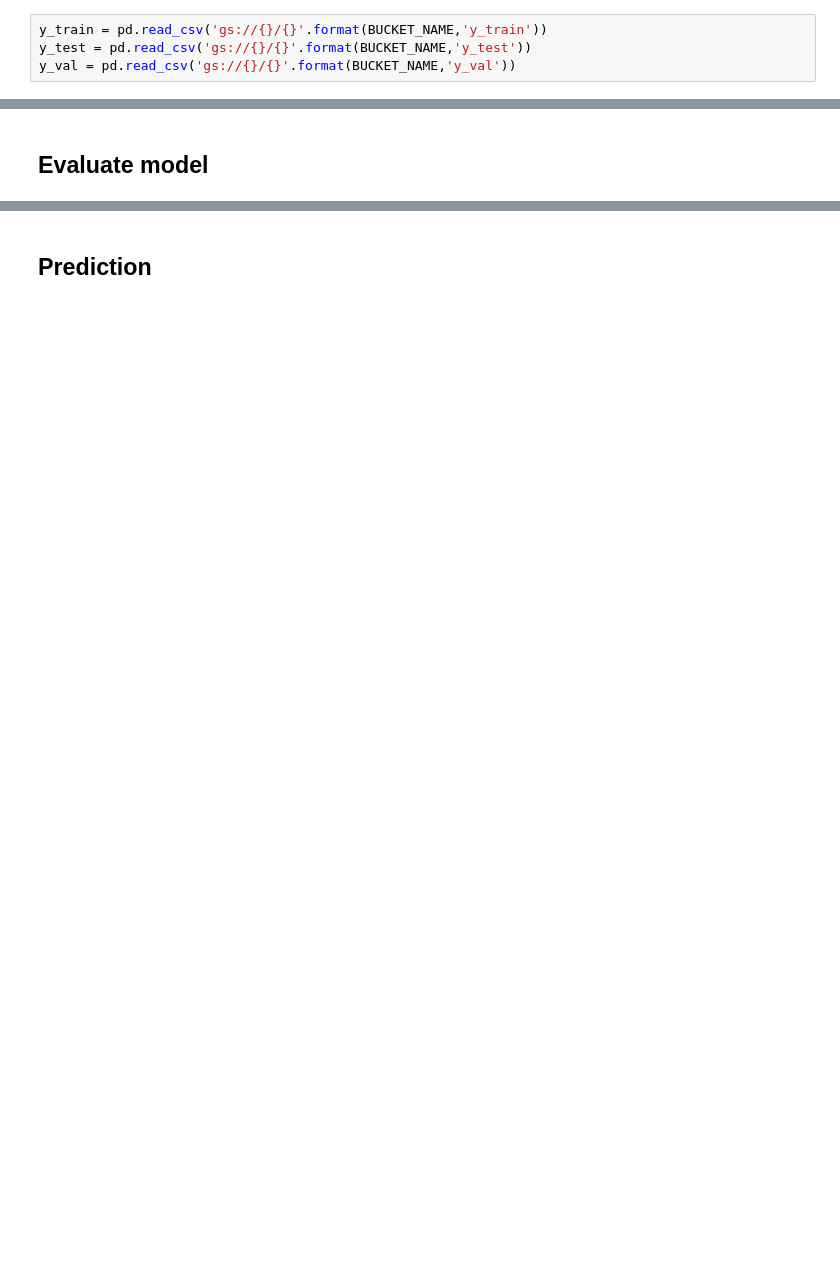
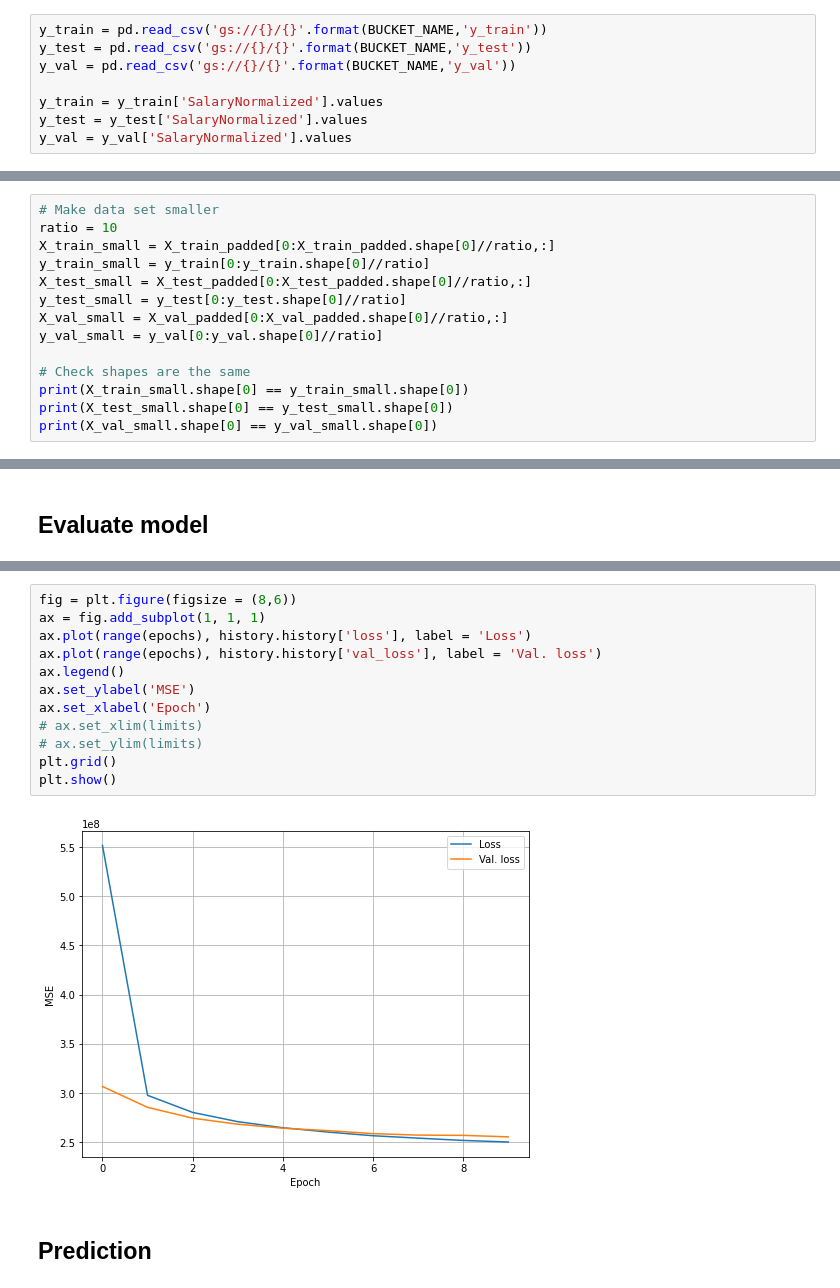
Before and after one commit to timwinter06/salary_predcition, a Jupyter notebook: preprocessing.ipynb, the cells around one changed output, grey strips where cells are left out. Saved outputs shown, nothing was run; the diff lists cells and outputs as text; blank space fills up the shorter version.

```diff
--- a/preprocessing.ipynb
+++ b/preprocessing.ipynb
@@ -157,6 +159,10 @@ max_length = X_train_padded.shape[1]
 y_train = pd.read_csv('gs://{}/{}'.format(BUCKET_NAME,'y_train'))
 y_test = pd.read_csv('gs://{}/{}'.format(BUCKET_NAME,'y_test'))
 y_val = pd.read_csv('gs://{}/{}'.format(BUCKET_NAME,'y_val'))
+
+y_train = y_train['SalaryNormalized'].values
+y_test = y_test['SalaryNormalized'].values
+y_val = y_val['SalaryNormalized'].values
 # %% [markdown]
 ## Load the GloVe embeddings and make a dictionary
 # %%
@@ -186,0 +195,14 @@ for word, i in word_index.items():
+# %%
+# Make data set smaller
+ratio = 10
+X_train_small = X_train_padded[0:X_train_padded.shape[0]//ratio,:]
+y_train_small = y_train[0:y_train.shape[0]//ratio]
+X_test_small = X_test_padded[0:X_test_padded.shape[0]//ratio,:]
+y_test_small = y_test[0:y_test.shape[0]//ratio]
+X_val_small = X_val_padded[0:X_val_padded.shape[0]//ratio,:]
+y_val_small = y_val[0:y_val.shape[0]//ratio]
+
+# Check shapes are the same
+print(X_train_small.shape[0] == y_train_small.shape[0])
+print(X_test_small.shape[0] == y_test_small.shape[0])
+print(X_val_small.shape[0] == y_val_small.shape[0])
@@ -251,3 +319,17 @@ MSE: 5402881024.0
+# %%
+fig = plt.figure(figsize = (8,6))
+ax = fig.add_subplot(1, 1, 1)
+ax.plot(range(epochs), history.history['loss'], label = 'Loss')
+ax.plot(range(epochs), history.history['val_loss'], label = 'Val. loss')
+ax.legend()
+ax.set_ylabel('MSE')
+ax.set_xlabel('Epoch')
+# ax.set_xlim(limits)
+# ax.set_ylim(limits)
+plt.grid()
+plt.show()
+# %% [output]
+[figure, added]
 # %% [markdown]
 ## Prediction
 # %%
```
Also changed, not shown: parts of 14 cells of this notebook.
